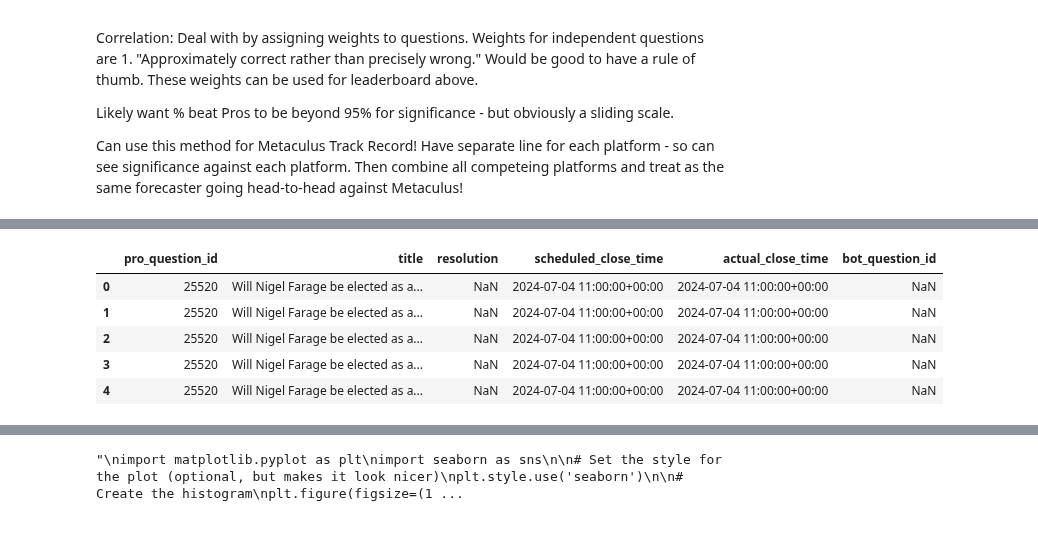
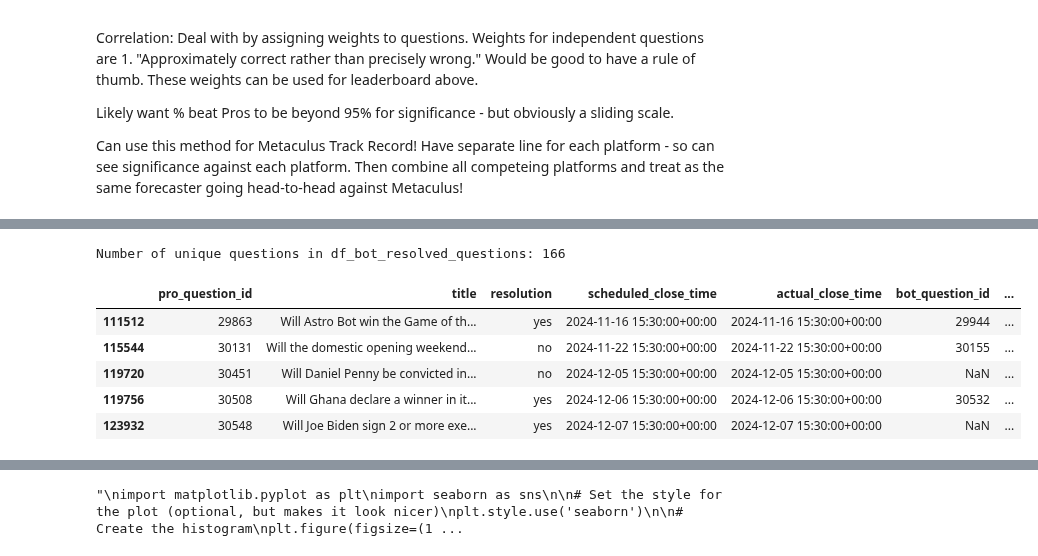
Before and after one commit to Metaculus/aib-analysis, a Jupyter notebook: Copy_of_AI_BENCHMARKING_LEADERBOARDS.ipynb, the cells around one changed output, grey strips where cells are left out. Saved outputs shown, nothing was run; the diff lists cells and outputs as text; code cells hidden in the pictures.

```diff
--- a/Copy_of_AI_BENCHMARKING_LEADERBOARDS.ipynb
+++ b/Copy_of_AI_BENCHMARKING_LEADERBOARDS.ipynb
@@ -56,7 +47,6 @@ a normal question that isn't related to other questions.
 df_pro_bot_resolved_questions: Has pro_question_id, bot_question_id, title, resolution, scheduled_close_time, question_weight
 """
 
-
 df_bot_questions = pd.read_csv('scores/bots_score_data.csv',
                   header=0,  # Assume the first row is a header
                   na_values=[''],  # Treat empty cells as NaN
@@ -70,18 +60,14 @@ df_pro_questions = pd.read_csv('scores/pros_score_data.csv',
 df_pro_questions = df_pro_questions.rename(columns={'question_id': 'pro_question_id', 'question_title': 'title'})
 
 filtered_df = df_pro_questions[df_pro_questions['resolution'].isin(['yes', 'no'])]
-df_pro_resolved_questions = filtered_df[['pro_question_id', 'title', 'resolution', 'scheduled_close_time', 'actual_close_time']]
-df_pro_resolved_questions['resolution'] = pd.to_numeric(df_pro_resolved_questions['resolution'], errors='coerce')
-df_pro_resolved_questions['pro_question_id'] = pd.to_numeric(df_pro_resolved_questions['pro_question_id'], errors='coerce')
+df_pro_resolved_questions = filtered_df[['pro_question_id', 'title', 'resolution', 'scheduled_close_time', 'actual_close_time', 'question_weight']]
 
 filtered_df = df_bot_questions[df_bot_questions['resolution'].isin(['yes', 'no'])]
-df_bot_resolved_questions = filtered_df[['bot_question_id', 'title', 'resolution', 'scheduled_close_time', 'actual_close_time']]
-df_bot_resolved_questions['resolution'] = pd.to_numeric(df_bot_resolved_questions['resolution'], errors='coerce')
-df_bot_resolved_questions['bot_question_id'] = pd.to_numeric(df_bot_resolved_questions['bot_question_id'], errors='coerce')
+df_bot_resolved_questions = filtered_df[['bot_question_id', 'title', 'resolution', 'scheduled_close_time', 'actual_close_time', 'question_weight']]
 
 df_pro_bot_resolved_questions = pd.merge(
     df_pro_resolved_questions,
-    df_bot_resolved_questions[['bot_question_id', 'title', 'scheduled_close_time']],
+    df_bot_resolved_questions[['bot_question_id', 'title', 'scheduled_close_time', 'question_weight']],
     on=['title', 'scheduled_close_time'],
     how='left'
 )
@@ -108,0 +74,6 @@ See the caveats in the documentation: https://pandas.pydata.org/pandas-docs/stab
+# %%
+df_pro_bot_resolved_questions['question_weight'] = df_pro_bot_resolved_questions['question_weight_x'].combine_first(df_pro_bot_resolved_questions['question_weight_y'])
+df_pro_bot_resolved_questions.drop(['question_weight_x', 'question_weight_y'], axis=1, inplace=True)
+
+# Remove duplicates
+df_pro_bot_resolved_questions = df_pro_bot_resolved_questions.drop_duplicates()
@@ -109,19 +103,22 @@ See the caveats in the documentation: https://pandas.pydata.org/pandas-docs/stab
+# %%
+# Number of UNIQUE questions in pro_bot_resolved_questions
+# Delete dupes
+print('Number of unique questions in df_bot_resolved_questions:', len(df_bot_resolved_questions['bot_question_id'].unique()))
+# %% [output]
+Number of unique questions in df_bot_resolved_questions: 166
 # %%
-# What data type are the columns?
-df_pro_bot_resolved_questions.dtypes
-
 # Interpret the scheduled_close_time and actual_close_time as datetime
 df_pro_bot_resolved_questions['scheduled_close_time'] = pd.to_datetime(df_pro_bot_resolved_questions['scheduled_close_time'])
 df_pro_bot_resolved_questions['actual_close_time'] = pd.to_datetime(df_pro_bot_resolved_questions['actual_close_time'])
 
-df_pro_bot_resolved_questions.head()
+df_pro_bot_resolved_questions.tail()
 # %% [output]
-|  | pro_question_id | title | resolution | scheduled_close_time | actual_close_time | bot_question_id |
-| 0 | 25520 | Will Nigel Farage be elected as a... | NaN | 2024-07-04 11:00:00+00:00 | 2024-07-04 11:00:00+00:00 | NaN |
-| 1 | 25520 | Will Nigel Farage be elected as a... | NaN | 2024-07-04 11:00:00+00:00 | 2024-07-04 11:00:00+00:00 | NaN |
-| 2 | 25520 | Will Nigel Farage be elected as a... | NaN | 2024-07-04 11:00:00+00:00 | 2024-07-04 11:00:00+00:00 | NaN |
-| 3 | 25520 | Will Nigel Farage be elected as a... | NaN | 2024-07-04 11:00:00+00:00 | 2024-07-04 11:00:00+00:00 | NaN |
-| 4 | 25520 | Will Nigel Farage be elected as a... | NaN | 2024-07-04 11:00:00+00:00 | 2024-07-04 11:00:00+00:00 | NaN |
+|  | pro_question_id | title | resolution | scheduled_close_time | actual_close_time | bot_question_id | ... |
+| 111512 | 29863 | Will Astro Bot win the Game of th... | yes | 2024-11-16 15:30:00+00:00 | 2024-11-16 15:30:00+00:00 | 29944 | ... |
+| 115544 | 30131 | Will the domestic opening weekend... | no | 2024-11-22 15:30:00+00:00 | 2024-11-22 15:30:00+00:00 | 30155 | ... |
+| 119720 | 30451 | Will Daniel Penny be convicted in... | no | 2024-12-05 15:30:00+00:00 | 2024-12-05 15:30:00+00:00 | NaN | ... |
+| 119756 | 30508 | Will Ghana declare a winner in it... | yes | 2024-12-06 15:30:00+00:00 | 2024-12-06 15:30:00+00:00 | 30532 | ... |
+| 123932 | 30548 | Will Joe Biden sign 2 or more exe... | yes | 2024-12-07 15:30:00+00:00 | 2024-12-07 15:30:00+00:00 | NaN | ... |
 # %%
 
 # Remove early closers (questions that resolved before the scheduled close time)
```
Also changed, not shown: parts of 51 cells of this notebook, 4 other files.
